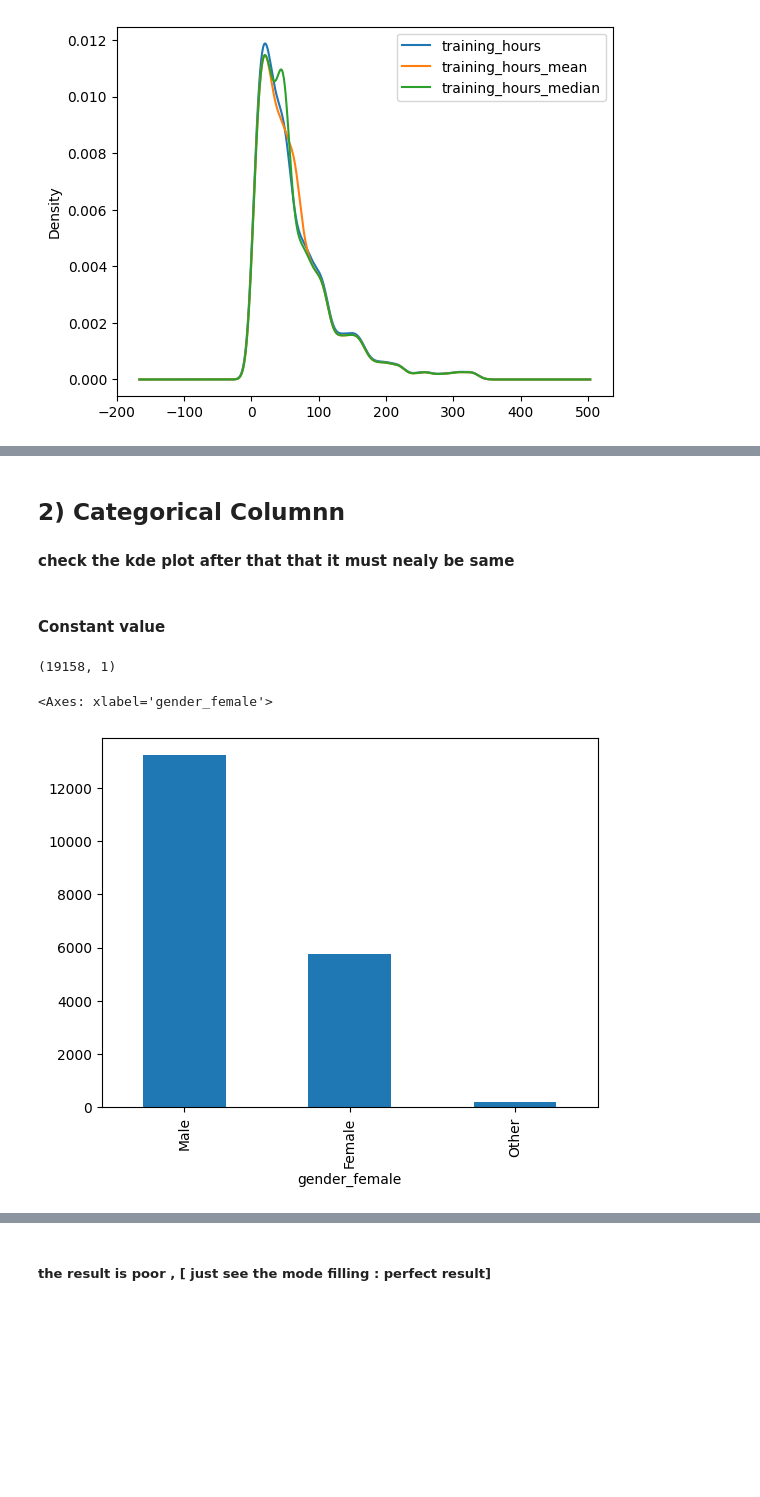
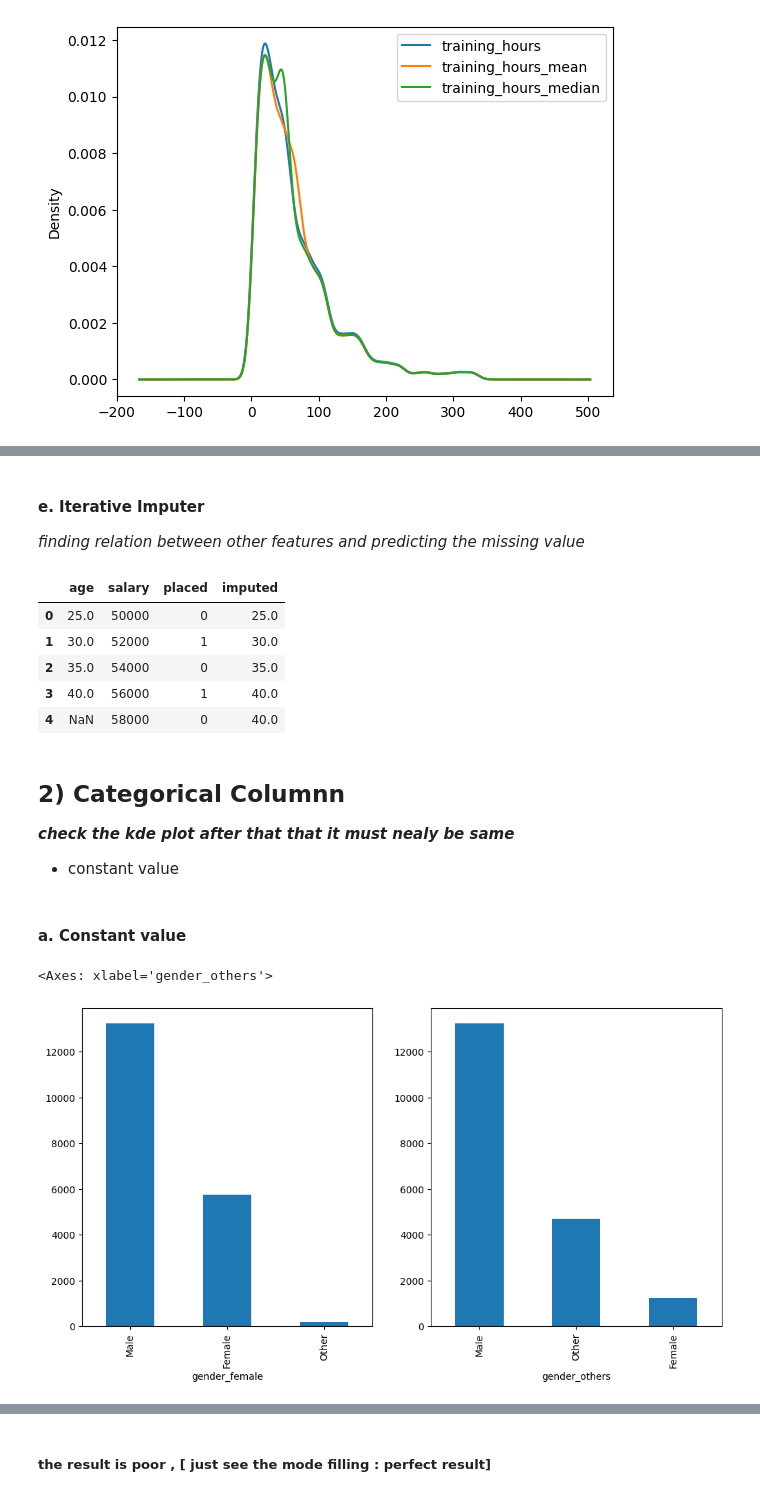
Before and after one commit to Rishabh-creator601/Machine_Learning_rock, a Jupyter notebook: feature_engineering/Imputation-missing_values.ipynb, the cells around one changed output, grey strips where cells are left out. Cells and saved outputs as stored; diff of their text form; code cells hidden in the pictures; blank space fills up the shorter version.

```diff
--- a/feature_engineering/Imputation-missing_values.ipynb
+++ b/feature_engineering/Imputation-missing_values.ipynb
@@ -6,5 +9,6 @@ from seedtools import load_seed
 # %%
 data = load_seed("data_science_job.csv",quiet=True).data
-data["gender_"] = data["gender"].map({"Male":1,"Female":0})
-data.head()
+data["gender_"] =  data["gender"].map({"Male":1,"Female":0})
+data =  dropper(data,["enrollee_id","city"])
+data.head(3)
 # %% [output]
@@ -99,0 +115,6 @@ ax.legend(lines, labels, loc='best')
+# %%
+si_m = SimpleImputer(add_indicator=True)
+X = si_m.fit_transform(data["training_hours"].values.reshape(-1,1))
+data["training_hours_indicator"]=  X[:,1].astype(bool)
+
+data.iloc[:,14:].head(3)
@@ -99,0 +130,4 @@ ax.legend(lines, labels, loc='best')
+# %%
+knn= KNNImputer(n_neighbors=4)
+knn.fit(data["training_hours"].values.reshape(-1,1))
+data["training_hours_knn"] =  knn.transform(data["training_hours"].values.reshape(-1,1))
@@ -99,0 +145,3 @@ ax.legend(lines, labels, loc='best')
+# %% [markdown]
+#### e. Iterative Imputer
+*finding relation between other features and predicting the missing value*
@@ -100,6 +156,19 @@ ax.legend(lines, labels, loc='best')
+# %%
+imputer = IterativeImputer(estimator=DecisionTreeRegressor(), max_iter=10, random_state=0)
+imputed_data = imputer.fit_transform(data_[["age","salary"]])
+data_["imputed"] =  imputed_data[:,0]
+data_.head()
+# %% [output]
+|  | age | salary | placed | imputed |
+| 0 | 25.0 | 50000 | 0 | 25.0 |
+| 1 | 30.0 | 52000 | 1 | 30.0 |
+| 2 | 35.0 | 54000 | 0 | 35.0 |
+| 3 | 40.0 | 56000 | 1 | 40.0 |
+| 4 | NaN | 58000 | 0 | 40.0 |
 # %% [markdown]
 ## 2) Categorical Columnn
-#### check the kde plot after that that it must nealy be same
+***check the kde plot after that that it must nealy be same***
+- constant value
 # %% [markdown]
-#### Constant value
+#### a. Constant value
 # %%
@@ -108,7 +177,3 @@ si6 = SimpleImputer(strategy="constant",fill_value="Other")
-# %%
-data.gender.values.reshape(-1,1).shape
-# %% [output]
-(19158, 1)
 # %%
 si5.fit(data["gender"].values.reshape(-1,1))
 data["gender_female"] =  si5.transform(data["gender"].values.reshape(-1,1)).ravel()
@@ -116,7 +181,13 @@ data["gender_female"] =  si5.transform(data["gender"].values.reshape(-1,1)).rave
 si6.fit(data["gender"].values.reshape(-1,1))
 data["gender_others"] =  si6.transform(data["gender"].values.reshape(-1,1)).ravel()
 # %%
+plt.figure(figsize=(12,6))
+
+plt.subplot(1,2,1)
 data['gender_female'].value_counts().plot(kind='bar')
+
+plt.subplot(1,2,2)
+data['gender_others'].value_counts().plot(kind='bar')
 # %% [output]
-<Axes: xlabel='gender_female'>
+<Axes: xlabel='gender_others'>
-[figure, old version]
+[figure, new version]
```
Also changed, not shown: parts of 27 cells of this notebook.
